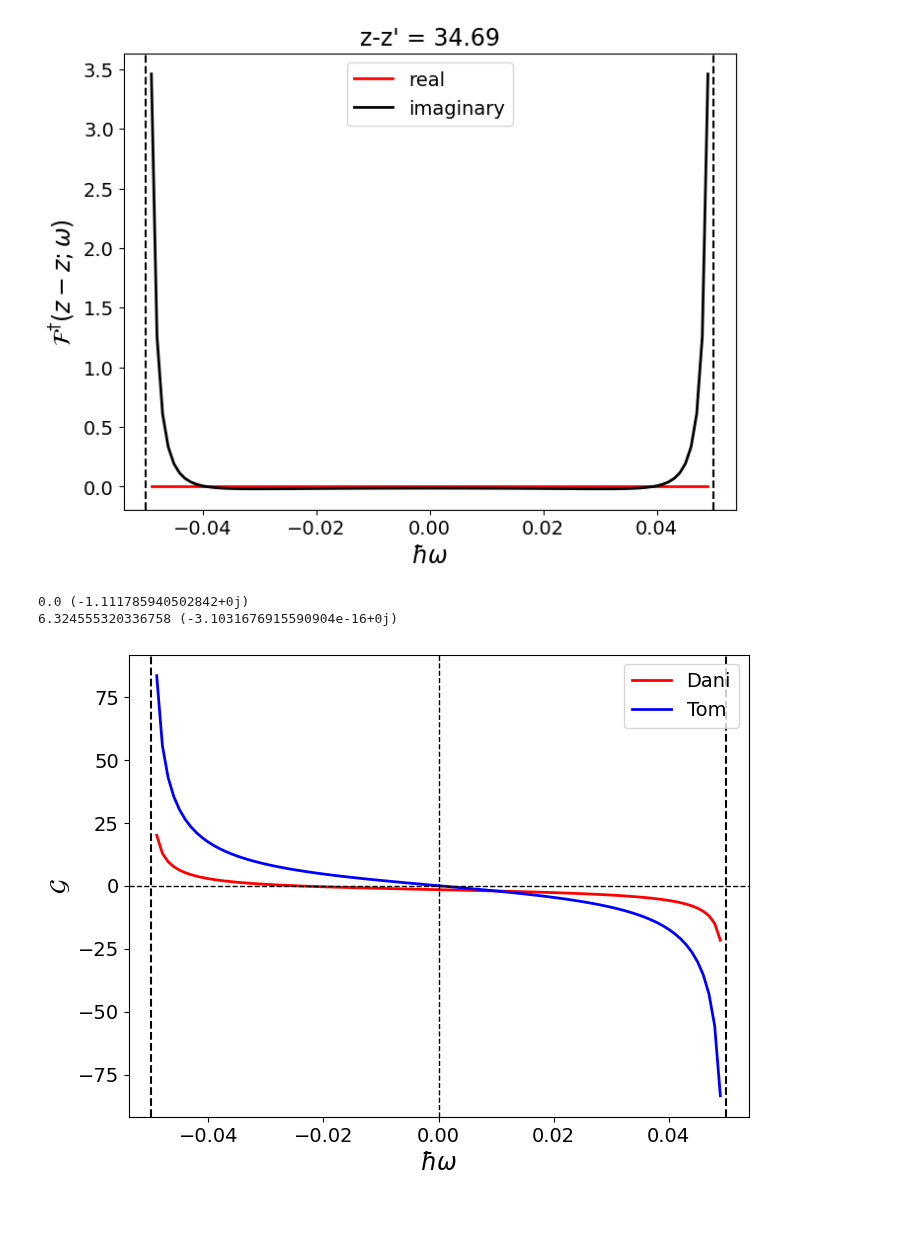
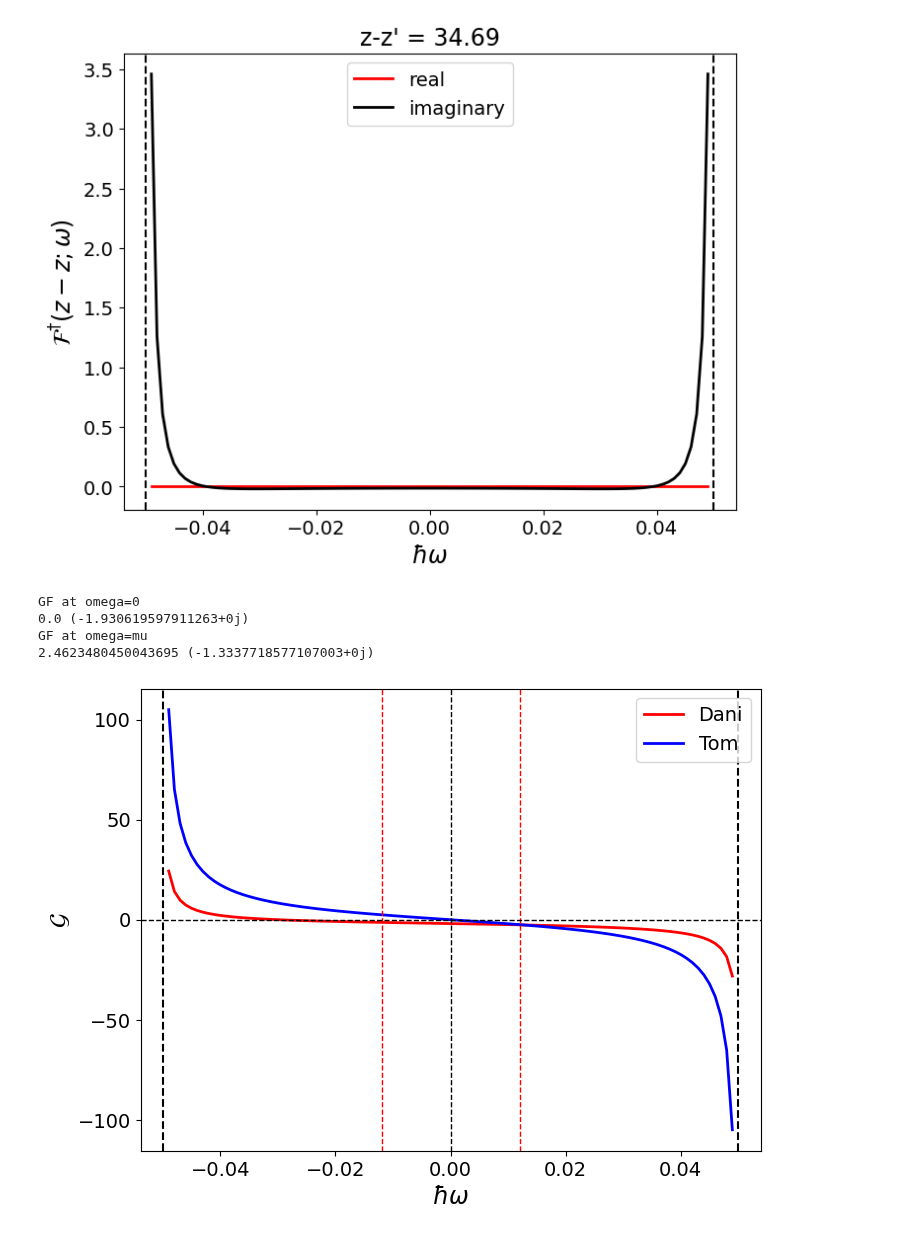
Before and after one commit to danidimic/MTI_SC_Gorkov, a Jupyter notebook: GSC.ipynb, the cells around one changed output. Drawn from its saved outputs; the diff is of its cells as text; code cells hidden in the pictures.

```diff
--- a/GSC.ipynb
+++ b/GSC.ipynb
@@ -500,33 +501,40 @@ def TomGF(mu, Delta, omega, m, x, sign=1):
 # %%
 energies = np.linspace(-0.049, 0.049, 100)
 # parameters
-Delta = 0.05; mu = 0.025; z = 0.; m = 1.
+Delta = 0.05; mu = 0.012; z = 0.; m = 1.
 # Greens function (Dani)
 gf = np.array([GFnormal(z=z, Z=0., kx=0, ky=0, mu=mu, Delta=Delta, w=w, t=0.5) for w in energies])
 # Greens function (Tom)
 gfTom = np.array([TomGF(mu=mu, Delta=Delta, omega=w, m=m, x=0.) for w in energies])
 
-print( TomGF(mu=mu, Delta=Delta, omega=0., m=m, x=0.), GFnormal(z=z, Z=z, kx=0, ky=0, mu=mu, Delta=Delta, w=0.) )
-print( TomGF(mu=mu, Delta=Delta, omega=-mu, m=m, x=0.), GFnormal(z=z, Z=z, kx=0, ky=0, mu=mu, Delta=Delta, w=-mu) )
-
+print('GF at omega=0')
+print( TomGF(mu=mu, Delta=Delta, omega=0., m=m, x=0.), GFnormal(z=z, Z=z, kx=0, ky=0, mu=mu, Delta=Delta, w=0., t=0.5) )
+print('GF at omega=mu')
+print( TomGF(mu=mu, Delta=Delta, omega=-mu, m=m, x=0.), GFnormal(z=z, Z=z, kx=0, ky=0, mu=mu, Delta=Delta, w=-mu, t=0.5) )
 
 
 # figure
 fig, ax = plt.subplots(figsize=(8, 6))
 # plot normal GF
 ax.plot(energies, gf.real, c='red', lw=2, label='Dani')
 ax.plot(energies, gfTom.real, c='blue', lw=2, label='Tom')
 
 # energy gap
 ax.axvline(x=Delta, c='black', ls='dashed'); ax.axvline(x=-Delta, c='black', ls='dashed')
 
-ax.axvline(x=0, c='black', lw=1, ls='dashed'); ax.axhline(y=0, c='black', lw=1, ls='dashed')
+ax.axvline(x=0, c='black', lw=1, ls='dashed'); ax.axvline(x=-mu, c='red', lw=1, ls='dashed'); ax.axvline(x=mu, c='red', lw=1, ls='dashed')
+ax.axhline(y=0, c='black', lw=1, ls='dashed')
+
+
+
 
 ax.set_xlabel("$\hbar \omega$", fontsize = 17)
 ax.set_ylabel("$\mathcal{G}$", fontsize = 17)
 ax.tick_params(axis='both', which='major', labelsize=14)
 ax.legend(fontsize = 14);
 # %% [output]
-0.0 (-1.111785940502842+0j)
-6.324555320336758 (-3.1031676915590904e-16+0j)
+GF at omega=0
+0.0 (-1.930619597911263+0j)
+GF at omega=mu
+2.4623480450043695 (-1.3337718577107003+0j)
-[figure, old version]
+[figure, new version]
```
Also changed, not shown: parts of 2 cells of this notebook, 2 other files.
